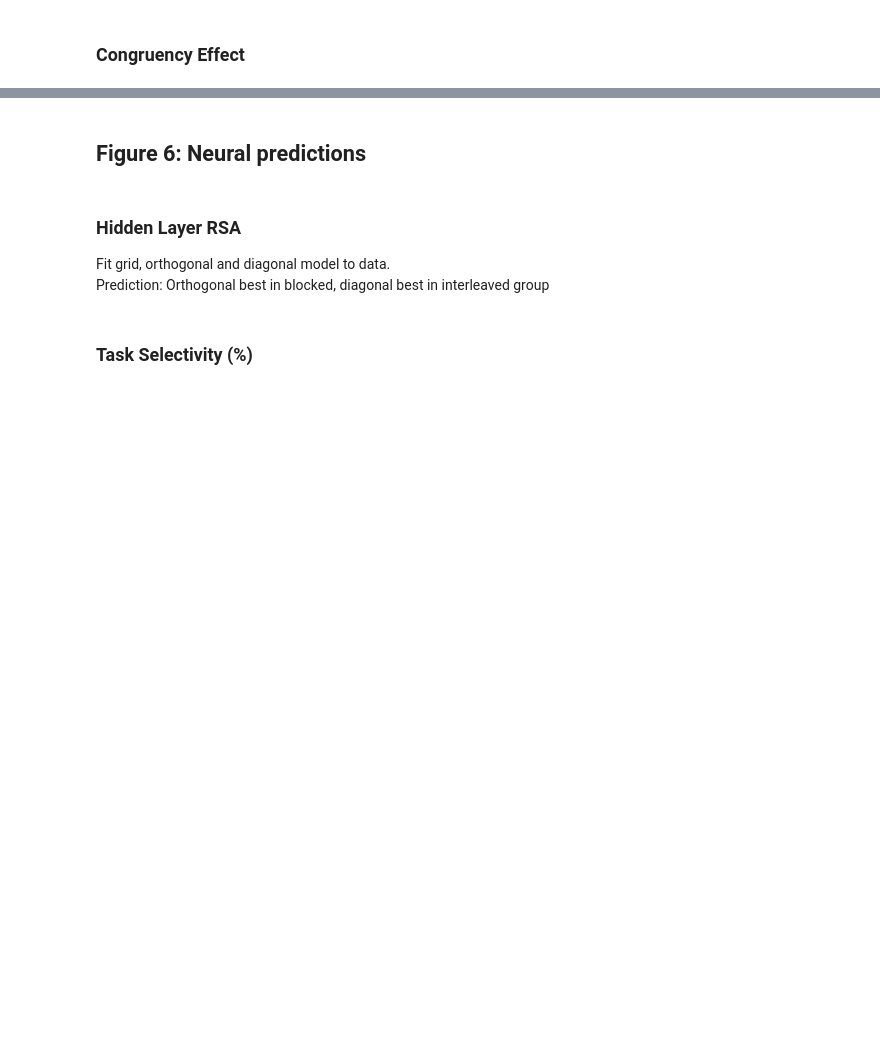
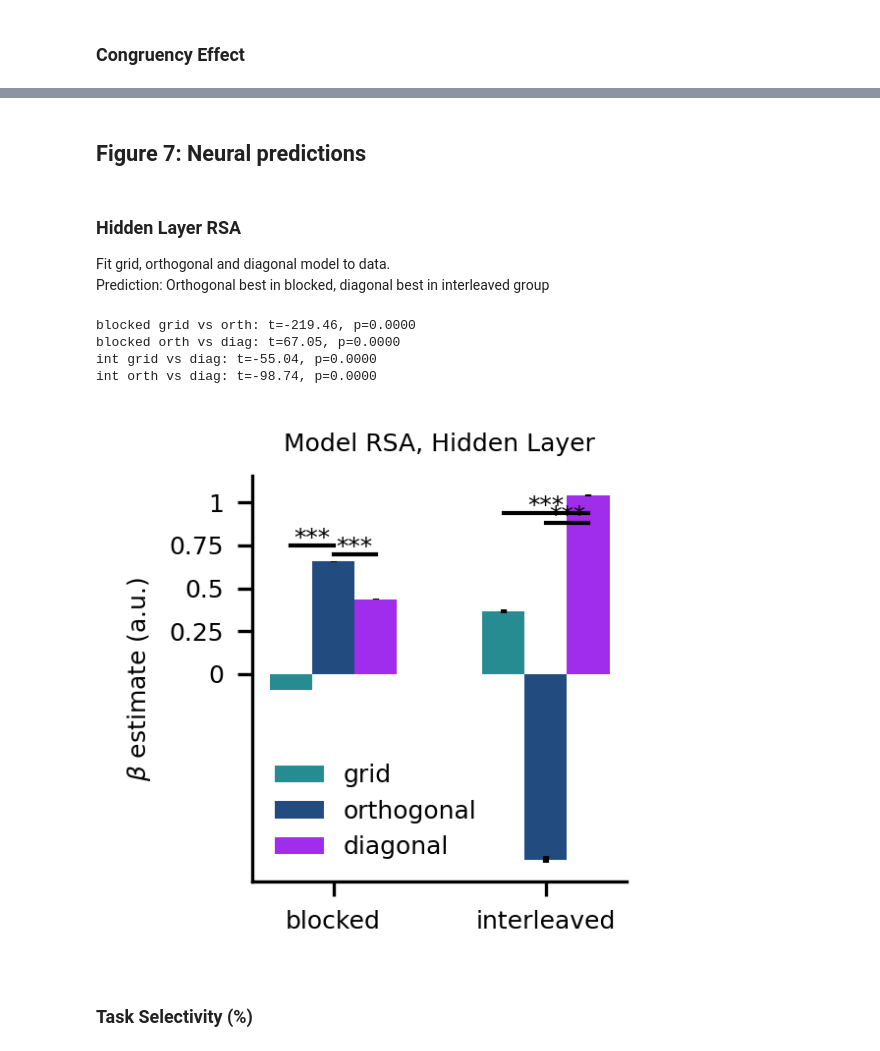
Before and after one commit to summerfieldlab/Flesch_Nagy_etal_HebbCL, a Jupyter notebook: notebooks/revision_figures.ipynb, the cells around one changed output, grey strips where cells are left out. Cells and saved outputs as stored; diff of their text form; code cells hidden in the pictures; blank space fills up the shorter version.

Commit message:
refinements of revision figures etc

```diff
--- a/notebooks/revision_figures.ipynb
+++ b/notebooks/revision_figures.ipynb
@@ -160,8 +171,16 @@ plotting.plot_modelcomparison_congruency(cmats)
 # %% [markdown]
-## Figure 6: Neural predictions
+## Figure 7: Neural predictions
 # %% [markdown]
 ### Hidden Layer RSA
 Fit grid, orthogonal and diagonal model to data.
 Prediction: Orthogonal best in blocked, diagonal best in interleaved group
 # %%
-np.round(np.linspace(0.05,1,30),2)
+betas = plotting.plot_modelcomparison_hiddenlayerRSA(
+    hebb_models=["blobs_revision_8episodes_sluggish_interleaved_oja_sv","blobs_revision_8episodes_blocked_oja"],
+    sluggish_vals=np.round(np.linspace(0.05,1,30),2),sluggishness=0.05,ctx_offset=5)
+# %% [output]
+blocked grid vs orth: t=-219.46, p=0.0000
+blocked orth vs diag: t=67.05, p=0.0000
+int grid vs diag: t=-55.04, p=0.0000
+int orth vs diag: t=-98.74, p=0.0000
+[figure, added]
```
Also changed, not shown: parts of 45 cells of this notebook, 3 other files.
